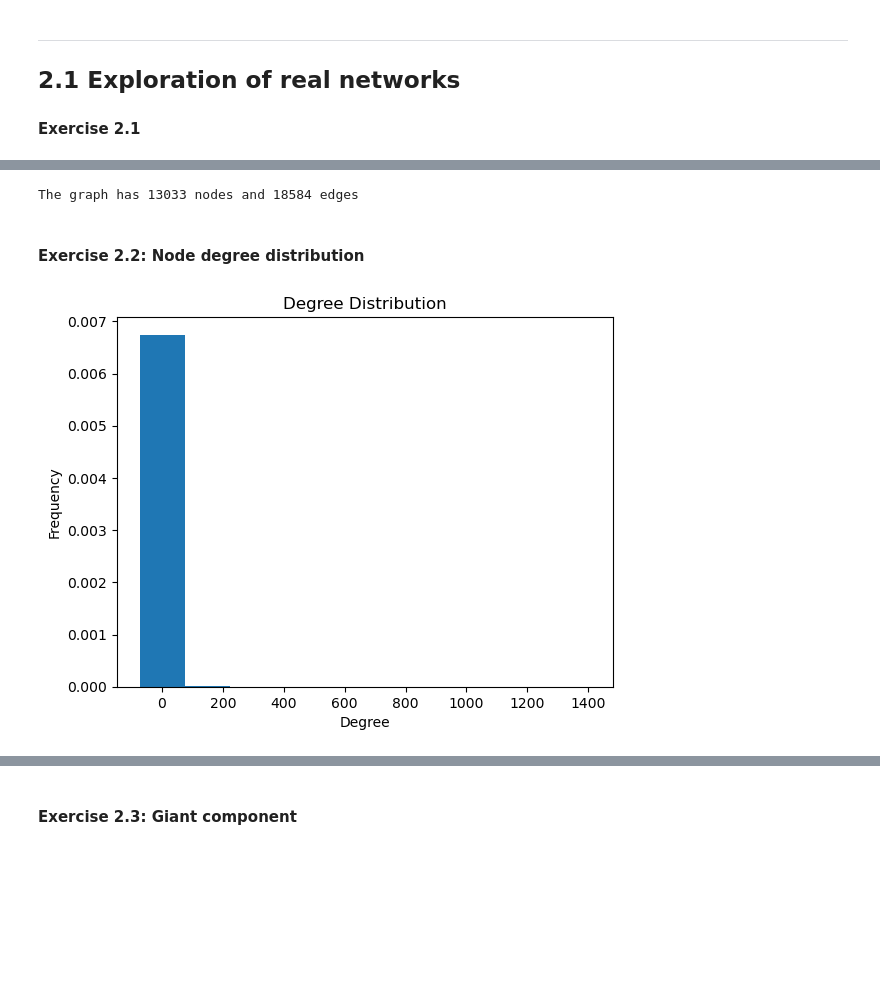
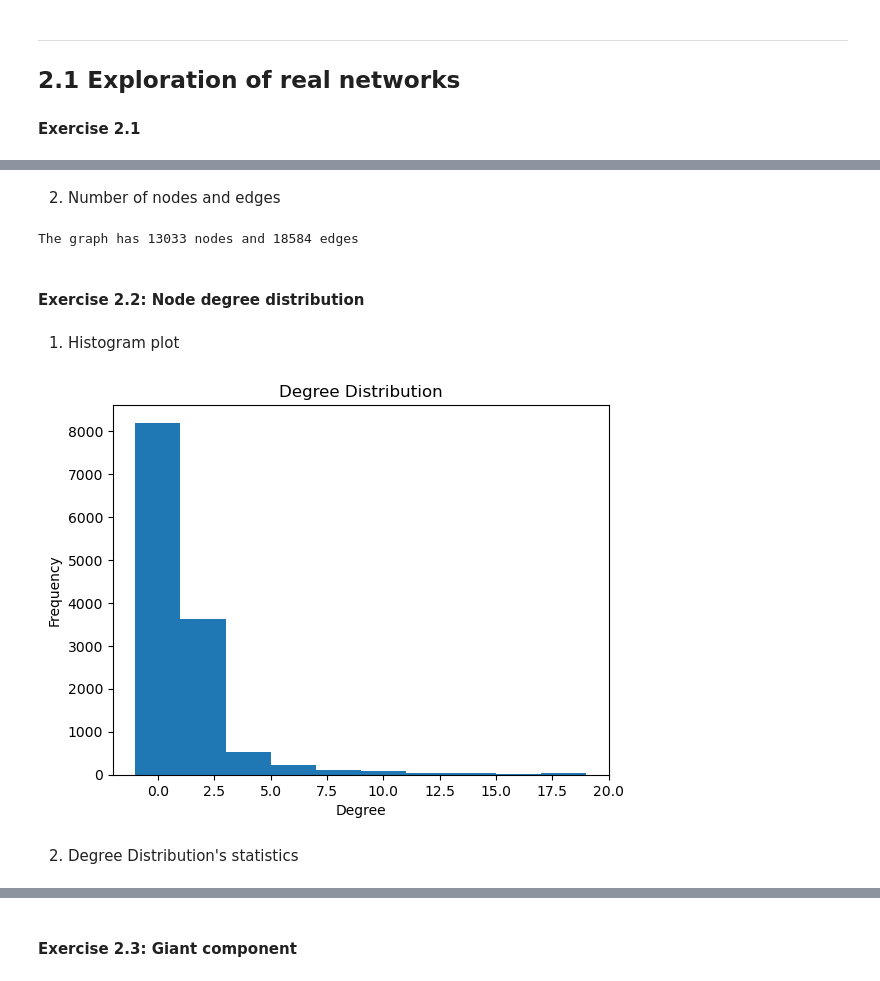
Before and after one commit to Enrico-Benedettini/Internet-Analytics---Lab-2, a Jupyter notebook: assignment/ix-lab2-notebook-part1.ipynb, the cells around one changed output, grey strips where cells are left out. Cells and saved outputs as stored; diff of their text form; code cells hidden in the pictures; blank space fills up the shorter version.

Commit message:
Added first sketch of 2.5 and improved 2.2 and 2.4, to be completed

```diff
--- a/assignment/ix-lab2-notebook-part1.ipynb
+++ b/assignment/ix-lab2-notebook-part1.ipynb
@@ -29,5 +31,6 @@
 # %%
 import numpy as np
+import random
 import seaborn as sns
 import networkx as nx
 import matplotlib.pyplot as plt
@@ -35,23 +38,34 @@ import pandas as pd
 
 # First, we open the file, read its content in an array of lines and then close the file
 
+G = nx.Graph()
 with open("../data/network1.csv","r") as f:
     G = nx.read_edgelist(f,delimiter=',')
-    print(f"The graph has {G.number_of_nodes()} nodes and {G.number_of_edges()} edges")
-    f.close()
-# %% [output]
-The graph has 13033 nodes and 18584 edges
+# %% [markdown]
+2. Number of nodes and edges
+# %%
+print(f"The graph has {G.number_of_nodes()} nodes and {G.number_of_edges()} edges")
+f.close()
+# %% [output]
+The graph has 13033 nodes and 18584 edges
 # %% [markdown]
 #### Exercise 2.2:  Node degree distribution
+# %% [markdown]
+1. Histogram plot
 # %%
 # To compute the degree distribution we simply get the histogram and plot the bar with as x values
 # all the different possible degrees of a node and as y the number of nodes having that degree
 
 degrees = [G.degree(n) for n in G.nodes()]
-plt.hist(degrees, align='left', density=True)
+plt.hist(degrees, range=(0,20), histtype='bar', align='left', density=False)
+# To have a significant plot of the degree distribution, we consider only the distribution between the first 20 degree values
+# as otherwise the distribution is unbalanced as there's lots of random high values appearing once, that don't make it possible
+# for us to visualize the more intuitive result of the plot of the distribution as the one shown below.
 plt.xlabel('Degree')
 plt.ylabel('Frequency')
 plt.title('Degree Distribution')
 plt.show()
 # %% [output]
-[figure, old version]
+[figure, new version]
+# %% [markdown]
+2. Degree Distribution's statistics
```
Also changed, not shown: parts of 15 cells of this notebook.
